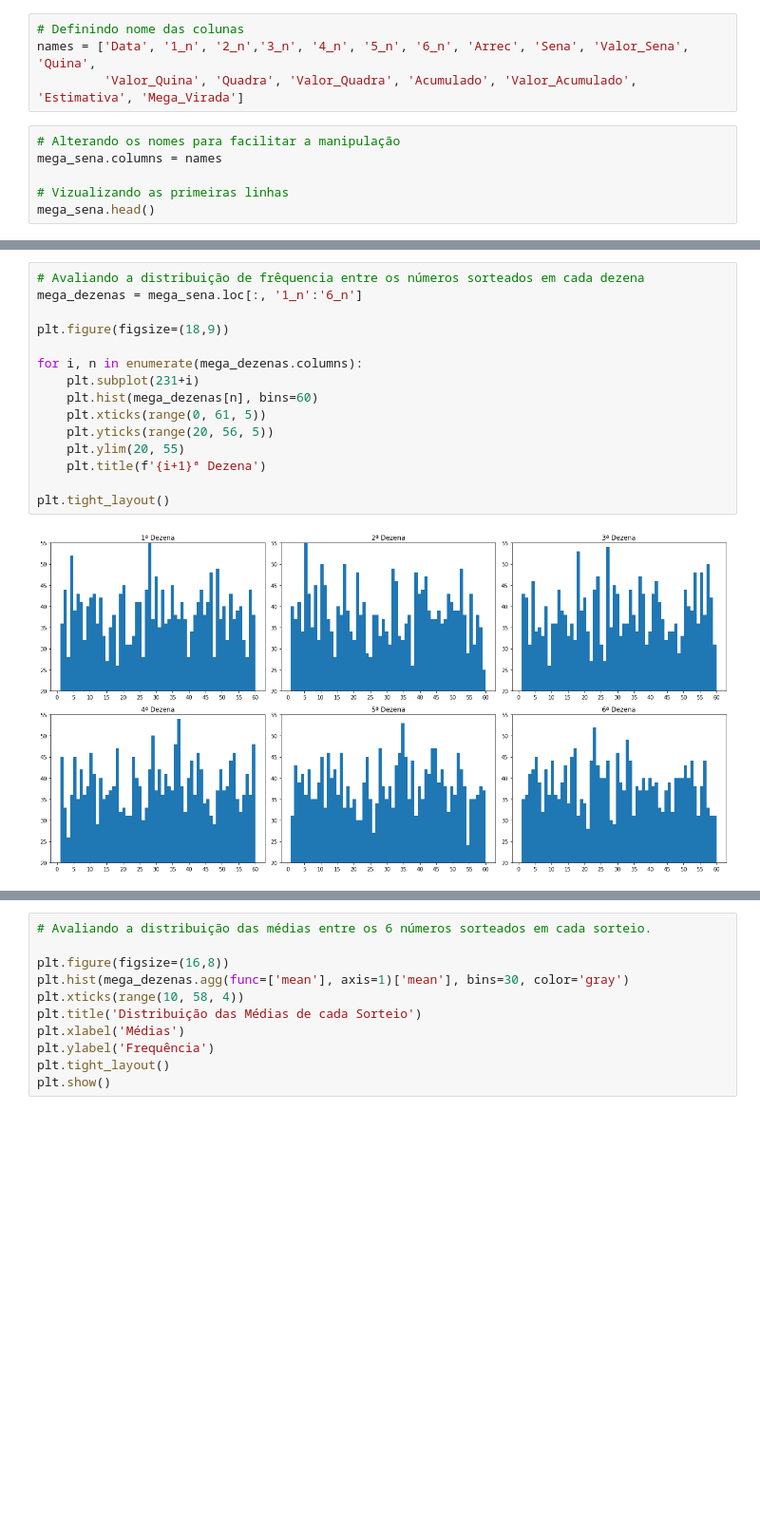
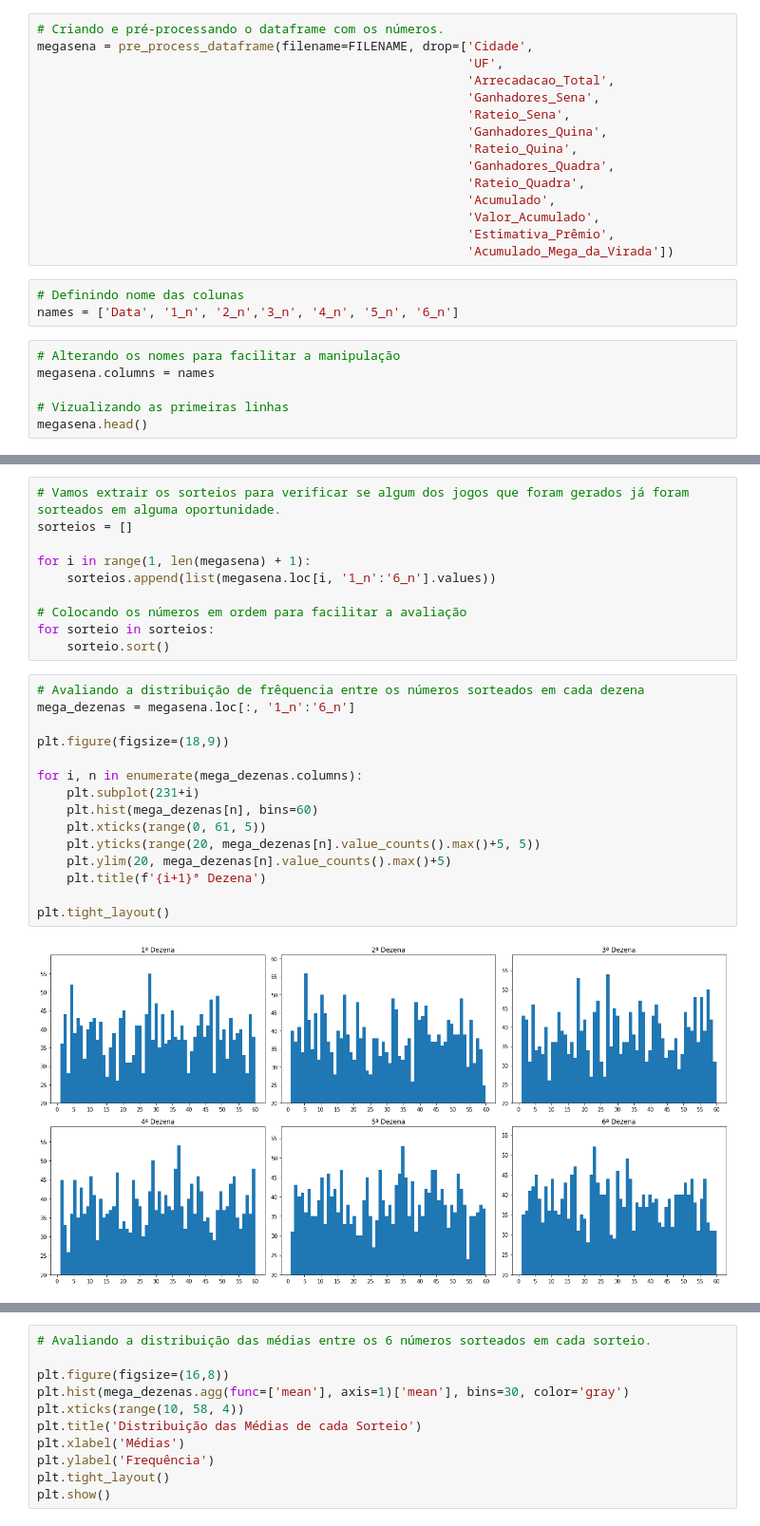
Before and after one commit to SamuelBaptista/estatistica-megasena, a Jupyter notebook: megasena.ipynb, the cells around one changed output, grey strips where cells are left out. Shown at 95% size. Saved outputs shown, nothing was run; the diff lists cells and outputs as text; blank space fills up the shorter version.

```diff
--- a/megasena.ipynb
+++ b/megasena.ipynb
@@ -36,11 +44,25 @@ mega_sena = pre_process_dataframe(filename=FILENAME, drop=['Cidade', 'UF'])
+# %%
+# Criando e pré-processando o dataframe com os números.
+megasena = pre_process_dataframe(filename=FILENAME, drop=['Cidade',
+                                                          'UF',
+                                                          'Arrecadacao_Total',
+                                                          'Ganhadores_Sena',
+                                                          'Rateio_Sena',
+                                                          'Ganhadores_Quina',
+                                                          'Rateio_Quina',
+                                                          'Ganhadores_Quadra',
+                                                          'Rateio_Quadra',
+                                                          'Acumulado',
+                                                          'Valor_Acumulado',
+                                                          'Estimativa_Prêmio',
+                                                          'Acumulado_Mega_da_Virada'])
 # %%
 # Definindo nome das colunas
-names = ['Data', '1_n', '2_n','3_n', '4_n', '5_n', '6_n', 'Arrec', 'Sena', 'Valor_Sena', 'Quina',
-         'Valor_Quina', 'Quadra', 'Valor_Quadra', 'Acumulado', 'Valor_Acumulado', 'Estimativa', 'Mega_Virada']
+names = ['Data', '1_n', '2_n','3_n', '4_n', '5_n', '6_n']
 # %%
 # Alterando os nomes para facilitar a manipulação
-mega_sena.columns = names
+megasena.columns = names
 
 # Vizualizando as primeiras linhas
-mega_sena.head()
+megasena.head()
 # %% [output]
@@ -136,17 +79,27 @@ plt.show()
+# %%
+# Vamos extrair os sorteios para verificar se algum dos jogos que foram gerados já foram sorteados em alguma oportunidade.
+sorteios = []
+
+for i in range(1, len(megasena) + 1):
+    sorteios.append(list(megasena.loc[i, '1_n':'6_n'].values))
+
+# Colocando os números em ordem para facilitar a avaliação
+for sorteio in sorteios:
+    sorteio.sort()
 # %%
 # Avaliando a distribuição de frêquencia entre os números sorteados em cada dezena
-mega_dezenas = mega_sena.loc[:, '1_n':'6_n']
+mega_dezenas = megasena.loc[:, '1_n':'6_n']
 
 plt.figure(figsize=(18,9))
 
 for i, n in enumerate(mega_dezenas.columns):
     plt.subplot(231+i)
     plt.hist(mega_dezenas[n], bins=60)
     plt.xticks(range(0, 61, 5))
-    plt.yticks(range(20, 56, 5))
-    plt.ylim(20, 55)
+    plt.yticks(range(20, mega_dezenas[n].value_counts().max()+5, 5))
+    plt.ylim(20, mega_dezenas[n].value_counts().max()+5)
     plt.title(f'{i+1}ª Dezena')
 
 plt.tight_layout()
 # %% [output]
-[figure, old version]
+[figure, new version]
```
Also changed, not shown: parts of 63 cells of this notebook, 8 other files.
